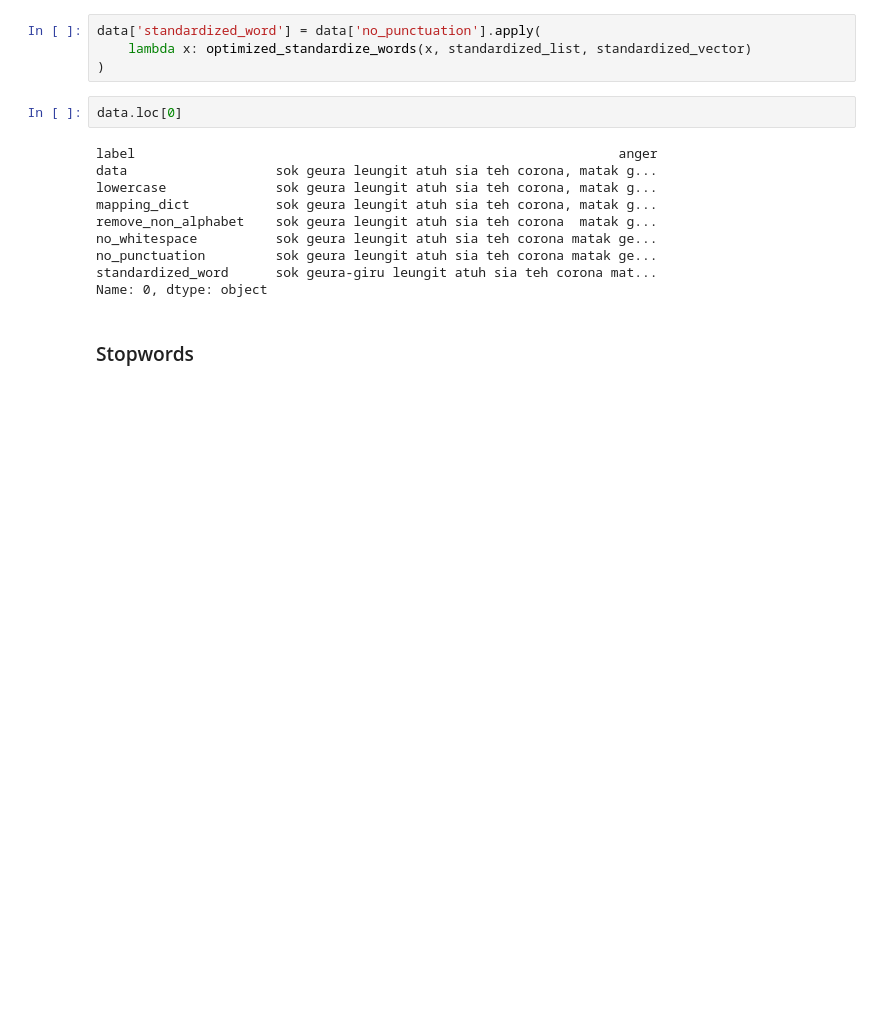
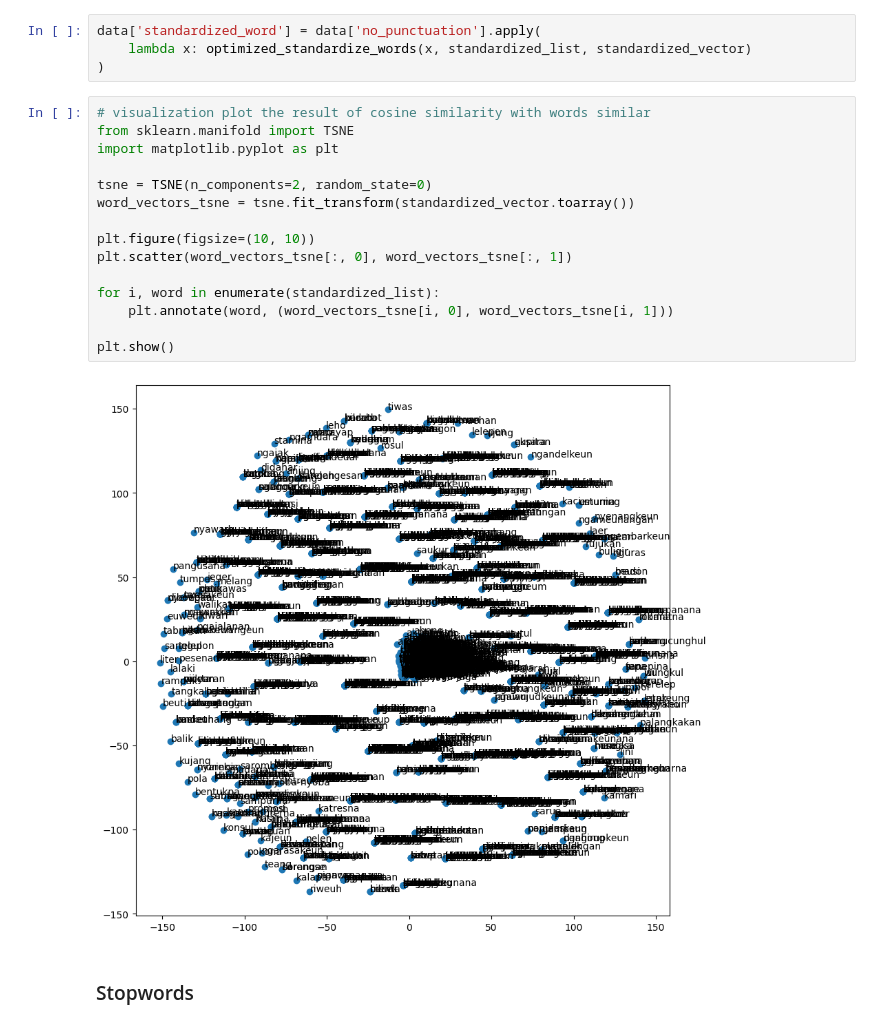
Before and after one commit to weedstream/emotion-sundanese, a Jupyter notebook: Code/emotion-sundanese.ipynb, the cells around one changed output. Saved outputs shown, nothing was run; the diff lists cells and outputs as text; blank space fills up the shorter version.

```diff
--- a/Code/emotion-sundanese.ipynb
+++ b/Code/emotion-sundanese.ipynb
@@ -231,18 +80,23 @@ def optimized_standardize_words(text, standardized_list, standardized_vectors):
 data['standardized_word'] = data['no_punctuation'].apply(
     lambda x: optimized_standardize_words(x, standardized_list, standardized_vector)
 )
-# %%
-data.loc[0]
-# %% [output]
-label                                                              anger
-data                   sok geura leungit atuh sia teh corona, matak g...
-lowercase              sok geura leungit atuh sia teh corona, matak g...
-mapping_dict           sok geura leungit atuh sia teh corona, matak g...
-remove_non_alphabet    sok geura leungit atuh sia teh corona  matak g...
-no_whitespace          sok geura leungit atuh sia teh corona matak ge...
-no_punctuation         sok geura leungit atuh sia teh corona matak ge...
-standardized_word      sok geura-giru leungit atuh sia teh corona mat...
-Name: 0, dtype: object
+# %%
+# visualization plot the result of cosine similarity with words similar
+from sklearn.manifold import TSNE
+import matplotlib.pyplot as plt
+
+tsne = TSNE(n_components=2, random_state=0)
+word_vectors_tsne = tsne.fit_transform(standardized_vector.toarray())
+
+plt.figure(figsize=(10, 10))
+plt.scatter(word_vectors_tsne[:, 0], word_vectors_tsne[:, 1])
+
+for i, word in enumerate(standardized_list):
+    plt.annotate(word, (word_vectors_tsne[i, 0], word_vectors_tsne[i, 1]))
+
+plt.show()
+# %% [output]
+[figure, added]
 # %% [markdown]
 ### Stopwords
 # %%
```
Also changed, not shown: parts of 50 cells of this notebook, 1 other file.
